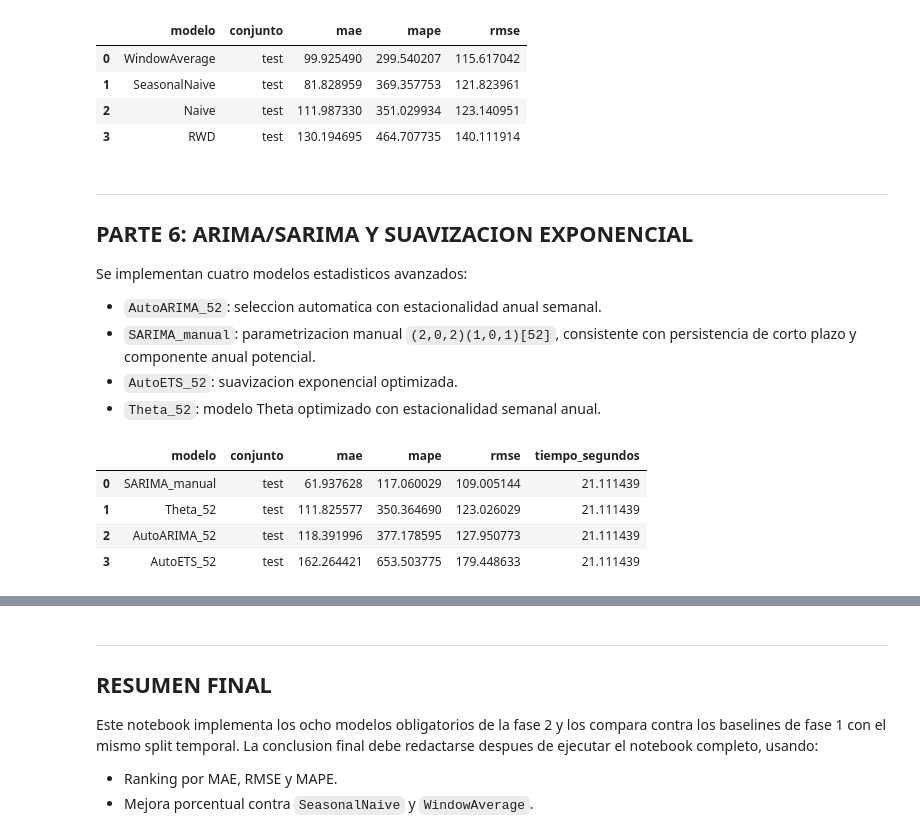
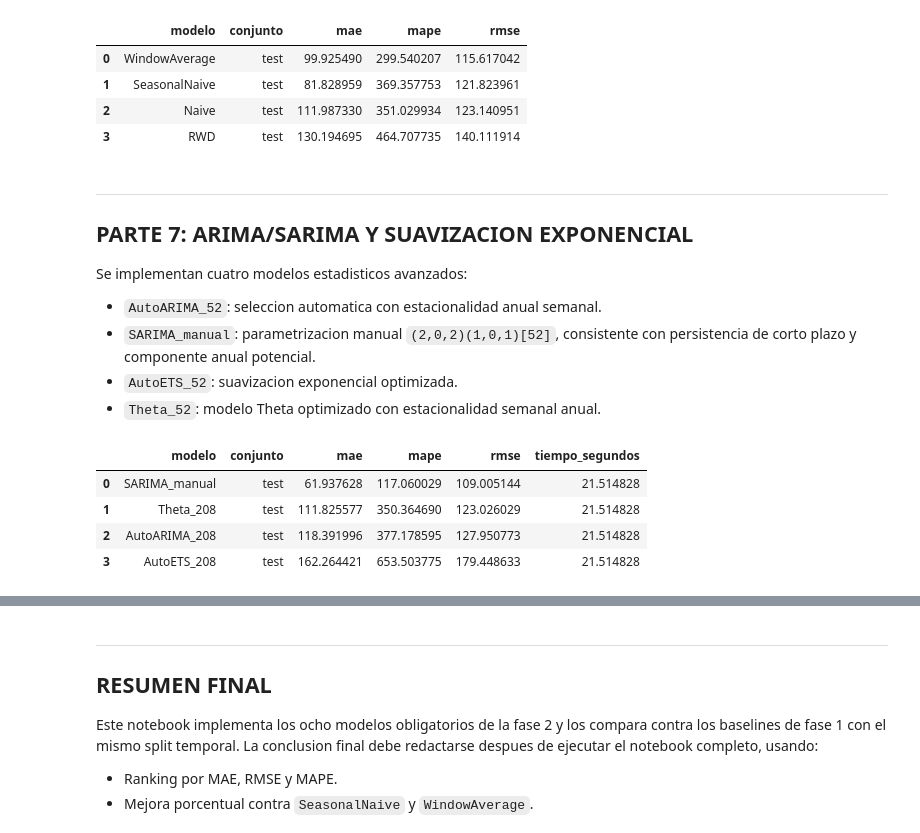
Before and after one commit to almeneses/series_temporales, a Jupyter notebook: proyecto_2/fase2_marko_david_alejandro_meneses.ipynb, the cells around one changed output, grey strips where cells are left out. Saved outputs shown, nothing was run; the diff lists cells and outputs as text; code cells hidden in the pictures.

```diff
--- a/proyecto_2/fase2_marko_david_alejandro_meneses.ipynb
+++ b/proyecto_2/fase2_marko_david_alejandro_meneses.ipynb
@@ -47,7 +50,8 @@ import matplotlib.pyplot as plt
 
 from scipy import stats
 from scipy.stats import jarque_bera
-from statsmodels.tsa.stattools import acf, adfuller, kpss
+from statsmodels.tsa.stattools import acf, pacf, adfuller, kpss
+from statsmodels.tsa.seasonal import seasonal_decompose
 from statsmodels.stats.diagnostic import acorr_ljungbox, het_breuschpagan
 from statsmodels.stats.stattools import durbin_watson
 from statsmodels.tools import add_constant
@@ -67,7 +71,9 @@ from statsforecast.models import (
 from mlforecast import MLForecast
 from utilsforecast.losses import mae, rmse, mape
 from utilsforecast.evaluation import evaluate
+from utilsforecast.feature_engineering import fourier
 from mlforecast.lag_transforms import RollingMean, RollingStd, RollingMin, RollingMax
+from mlforecast.target_transforms import Differences
 
 from sklearn.pipeline import make_pipeline
 from sklearn.preprocessing import StandardScaler
@@ -86,12 +92,11 @@ UNIQUE_ID = "dengue_cali"
 COLUMNA_FECHA = "fec_not"
 FRECUENCIA = "W-MON"
 FECHA_CORTE = "2020-01-01"
-ESTACIONALIDAD_ANUAL = 52
-ESTACIONALIDAD_CUATRIENAL = 52 * 4
+ESTACIONALIDAD = 52*4
 SEED = 42
 
 MODELOS_BASELINE = ["Naive", "SeasonalNaive", "WindowAverage", "RWD"]
-MODELOS_FASE2_STATS = ["AutoARIMA_52", "SARIMA_manual", "AutoETS_52", "Theta_52"]
+MODELOS_FASE2_STATS = [f"AutoARIMA_{ESTACIONALIDAD}", "SARIMA_manual", f"AutoETS_{ESTACIONALIDAD}", f"Theta_{ESTACIONALIDAD}"]
 MODELOS_FASE2_ML = ["ridge", "lasso", "random_forest", "lightgbm"]
 
 print("Librerias y parametros cargados")
@@ -588,7 +806,7 @@ Pronósticos generados:
 | 3 | RWD | test | 130.194695 | 464.707735 | 140.111914 |
 # %% [markdown]
 ---
-## PARTE 6: ARIMA/SARIMA Y SUAVIZACION EXPONENCIAL
+## PARTE 7: ARIMA/SARIMA Y SUAVIZACION EXPONENCIAL
 
 Se implementan cuatro modelos estadisticos avanzados:
 
@@ -599,33 +817,33 @@ Se implementan cuatro modelos estadisticos avanzados:
 # %%
 def entrenar_y_predecir_statsforecast(train, test, modelos, frecuencia=FRECUENCIA):
     """Entrena modelos StatsForecast y mide tiempo total por familia."""
     inicio = time.perf_counter()
     sf = StatsForecast(models=modelos, freq=frecuencia, n_jobs=-1)
     sf.fit(train)
     preds = sf.predict(h=len(test))
     tiempo = time.perf_counter() - inicio
     return sf, preds, tiempo
 
 #cambiar a estcionalida_anual si es necesario
 modelos_stats = [
-    AutoARIMA(season_length=ESTACIONALIDAD_ANUAL, alias="AutoARIMA_52"),
-    ARIMA(order=(2, 0, 2), seasonal_order=(1, 0, 1), season_length=ESTACIONALIDAD_ANUAL, alias="SARIMA_manual"),
-    AutoETS(season_length=ESTACIONALIDAD_ANUAL, model="ZZZ", alias="AutoETS_52"),
-    DynamicOptimizedTheta(season_length=ESTACIONALIDAD_ANUAL, alias="Theta_52"),
+    AutoARIMA(season_length=ESTACIONALIDAD, alias=f'AutoARIMA_{ESTACIONALIDAD}'),
+    ARIMA(order=(2, 0, 2), seasonal_order=(1, 0, 1), season_length=ESTACIONALIDAD, alias=f'SARIMA_manual'),
+    AutoETS(season_length=ESTACIONALIDAD, model="ZZZ", alias=f'AutoETS_{ESTACIONALIDAD}'),
+    DynamicOptimizedTheta(season_length=ESTACIONALIDAD, alias=f'Theta_{ESTACIONALIDAD}'),
 ]
 
 sf_stats, preds_stats, tiempo_stats = entrenar_y_predecir_statsforecast(train, test, modelos_stats)
 test_stats = unir_predicciones_con_test(test, preds_stats)
 modelos_stats_col = [c for c in preds_stats.columns if c not in ["unique_id", "ds"]]
 
 test_stats[modelos_stats_col] = test_stats[modelos_stats_col].clip(lower=0)
 metricas_stats = calcular_metricas_pronostico(test_stats, modelos_stats_col)
 metricas_stats["tiempo_segundos"] = tiempo_stats
 
 display(metricas_stats)
 # %% [output]
 |  | modelo | conjunto | mae | mape | rmse | tiempo_segundos |
-| 0 | SARIMA_manual | test | 61.937628 | 117.060029 | 109.005144 | 21.111439 |
-| 1 | Theta_52 | test | 111.825577 | 350.364690 | 123.026029 | 21.111439 |
-| 2 | AutoARIMA_52 | test | 118.391996 | 377.178595 | 127.950773 | 21.111439 |
-| 3 | AutoETS_52 | test | 162.264421 | 653.503775 | 179.448633 | 21.111439 |
+| 0 | SARIMA_manual | test | 61.937628 | 117.060029 | 109.005144 | 21.514828 |
+| 1 | Theta_208 | test | 111.825577 | 350.364690 | 123.026029 | 21.514828 |
+| 2 | AutoARIMA_208 | test | 118.391996 | 377.178595 | 127.950773 | 21.514828 |
+| 3 | AutoETS_208 | test | 162.264421 | 653.503775 | 179.448633 | 21.514828 |
```
Also changed, not shown: parts of 26 cells of this notebook, 4 other files.
